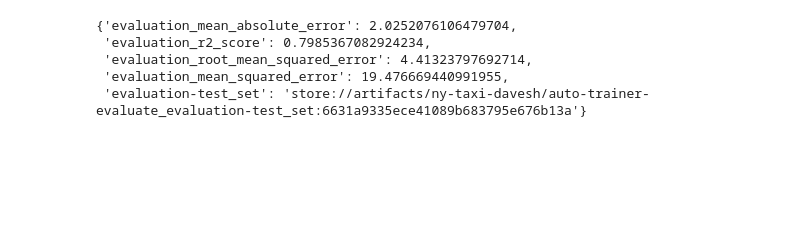
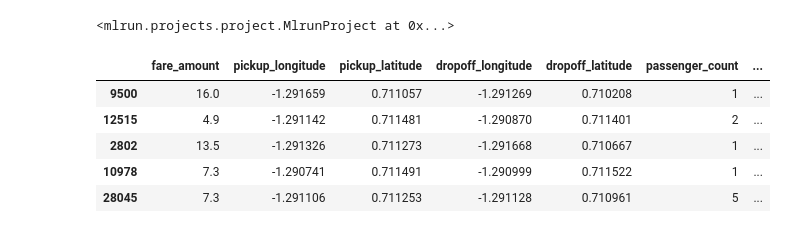
Before and after one commit to yaronha/nyc-taxi-demo, a Jupyter notebook: data-train-test.ipynb, the cells around one changed output. Saved outputs shown, nothing was run; the diff lists cells and outputs as text; code cells hidden in the pictures; blank space fills up the shorter version.

```diff
--- a/data-train-test.ipynb
+++ b/data-train-test.ipynb
@@ -112,8 +11,25 @@ evaluate_run = fn.run(
-# %%
-evaluate_run.outputs
-# %% [output]
-{'evaluation_mean_absolute_error': 2.0252076106479704,
- 'evaluation_r2_score': 0.7985367082924234,
- 'evaluation_root_mean_squared_error': 4.41323797692714,
- 'evaluation_mean_squared_error': 19.476669440991955,
- 'evaluation-test_set': 'store://artifacts/ny-taxi-davesh/auto-trainer-evaluate_evaluation-test_set:6631a9335ece41089b683795e676b13a'}
+# %%
+project.set_function('src/data_prep.py', 'data-prep', image='mlrun/ml-models',
+                     handler='data_preparation', kind="job")
+project.set_function('src/trainer.py', 'trainer', image='mlrun/ml-models',
+                     handler='train', kind="job")
+project.set_function("hub://auto_trainer", 'evaluate', image='mlrun/ml-models',
+                     handler='evaluate', kind="job")
+project.save()
+# %% [output]
+<mlrun.projects.project.MlrunProject at 0x...>
+# %%
+# you can still use all the function in direct approch for debug or other issues.
+from src.data_prep import data_preparation
+import pandas as pd
+
+df = pd.read_csv("./data/dataset.csv")
+train_dataset, test_dataset, label_column = data_preparation(df)
+train_dataset.head()
+# %% [output]
+|  | fare_amount | pickup_longitude | pickup_latitude | dropoff_longitude | dropoff_latitude | passenger_count | ... |
+| 9500 | 16.0 | -1.291659 | 0.711057 | -1.291269 | 0.710208 | 1 | ... |
+| 12515 | 4.9 | -1.291142 | 0.711481 | -1.290870 | 0.711401 | 2 | ... |
+| 2802 | 13.5 | -1.291326 | 0.711273 | -1.291668 | 0.710667 | 1 | ... |
+| 10978 | 7.3 | -1.290741 | 0.711491 | -1.290999 | 0.711522 | 1 | ... |
+| 28045 | 7.3 | -1.291106 | 0.711253 | -1.291128 | 0.710961 | 5 | ... |
```
Also changed, not shown: parts of 9 cells of this notebook.
